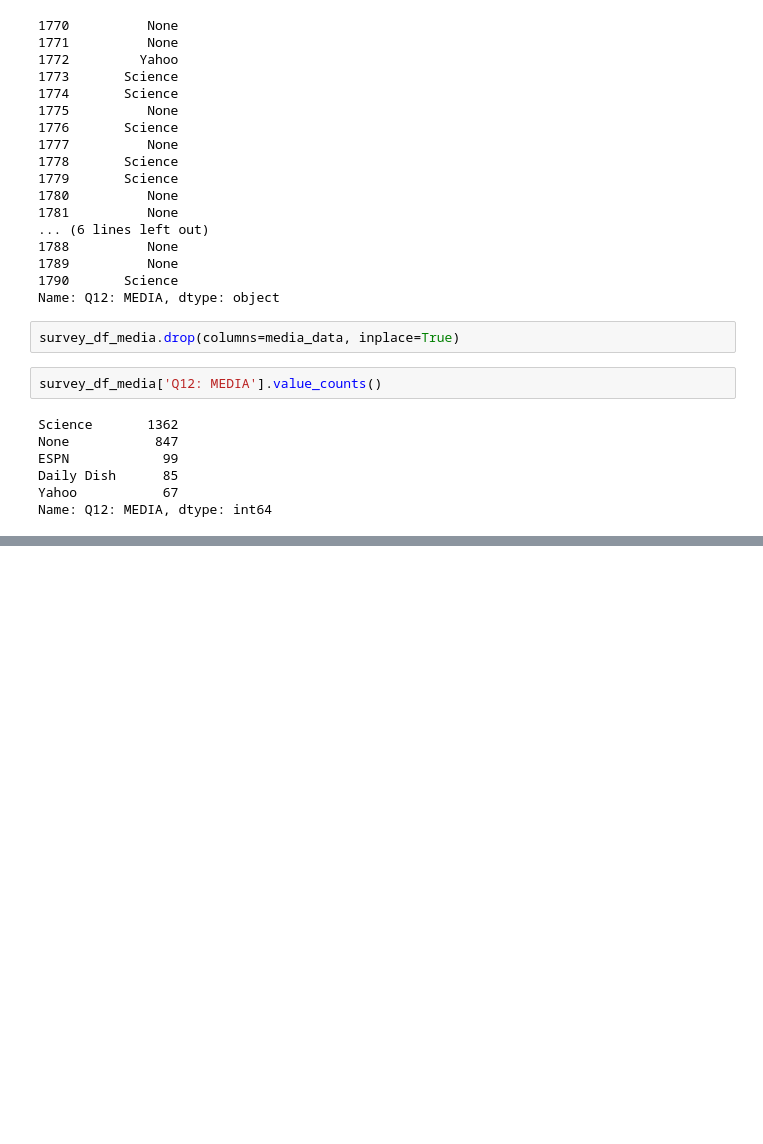
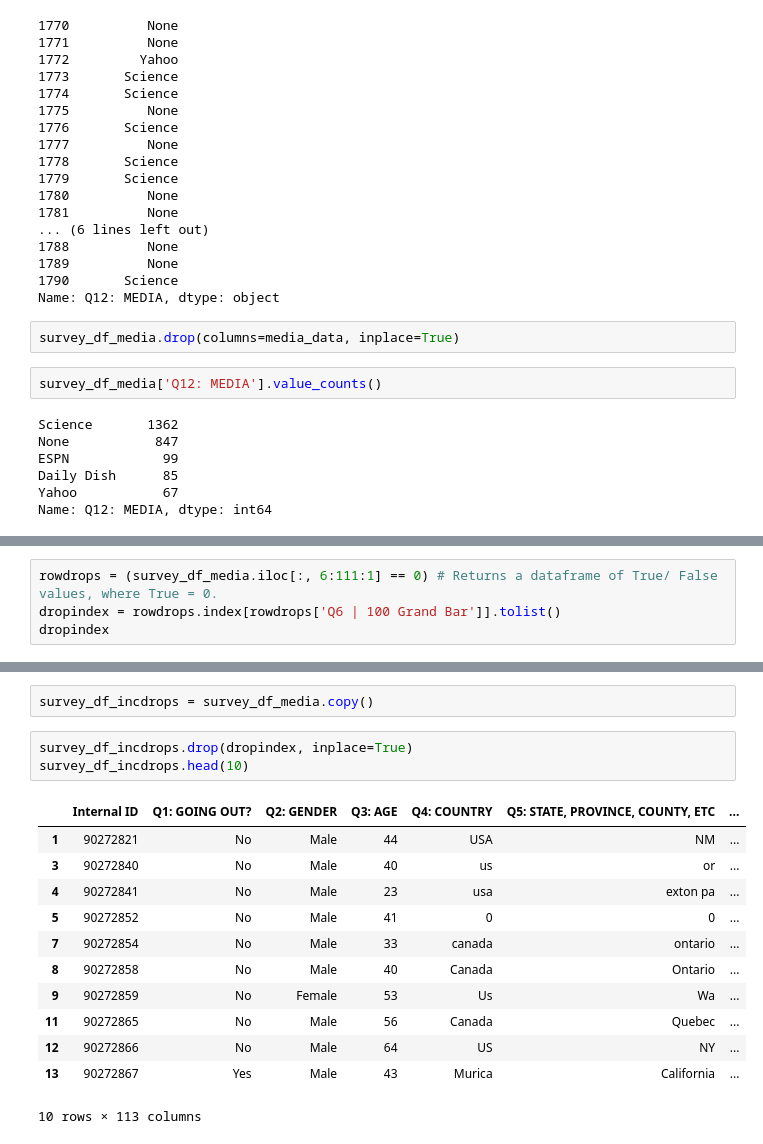
Before and after one commit to Joms94/Wrangling-Survey-Data, a Jupyter notebook: Script - candyhierarchy2017.ipynb, the cells around one changed output, grey strips where cells are left out. Drawn from its saved outputs; the diff is of its cells as text; blank space fills up the shorter version.

Commit message:
Added cells to find index of null responses and drop them.

```diff
--- a/Script - candyhierarchy2017.ipynb
+++ b/Script - candyhierarchy2017.ipynb
@@ -318,0 +302,4 @@ rowdrops
+# %%
+rowdrops = (survey_df_media.iloc[:, 6:111:1] == 0) # Returns a dataframe of True/ False values, where True = 0.
+dropindex = rowdrops.index[rowdrops['Q6 | 100 Grand Bar']].tolist()
+dropindex
@@ -318,0 +324,18 @@ rowdrops
+# %%
+survey_df_incdrops = survey_df_media.copy()
+# %%
+survey_df_incdrops.drop(dropindex, inplace=True)
+survey_df_incdrops.head(10)
+# %% [output]
+|  | Internal ID | Q1: GOING OUT? | Q2: GENDER | Q3: AGE | Q4: COUNTRY | Q5: STATE, PROVINCE, COUNTY, ETC | ... |
+| 1 | 90272821 | No | Male | 44 | USA | NM | ... |
+| 3 | 90272840 | No | Male | 40 | us | or | ... |
+| 4 | 90272841 | No | Male | 23 | usa | exton pa | ... |
+| 5 | 90272852 | No | Male | 41 | 0 | 0 | ... |
+| 7 | 90272854 | No | Male | 33 | canada | ontario | ... |
+| 8 | 90272858 | No | Male | 40 | Canada | Ontario | ... |
+| 9 | 90272859 | No | Female | 53 | Us | Wa | ... |
+| 11 | 90272865 | No | Male | 56 | Canada | Quebec | ... |
+| 12 | 90272866 | No | Male | 64 | US | NY | ... |
+| 13 | 90272867 | Yes | Male | 43 | Murica | California | ... |
+10 rows × 113 columns
```
Also changed, not shown: parts of 4 cells of this notebook.
